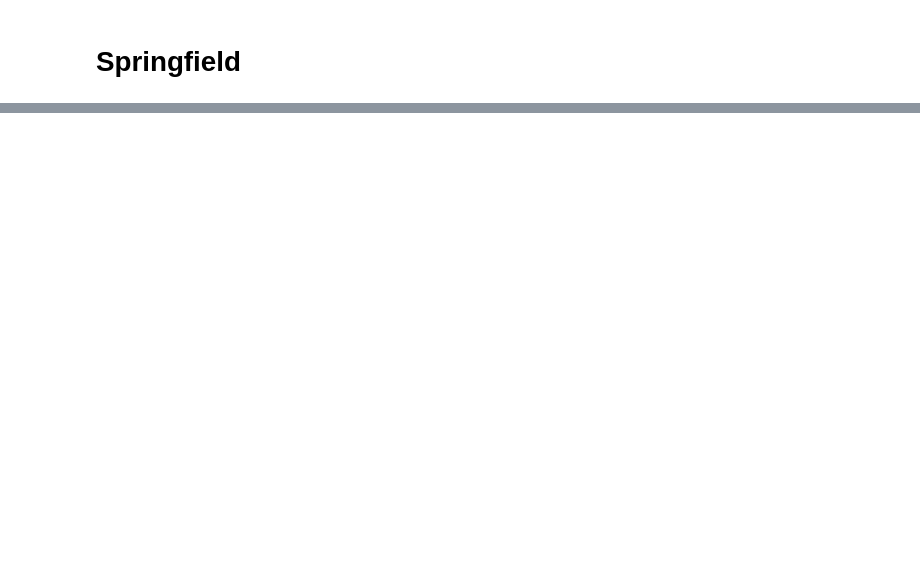
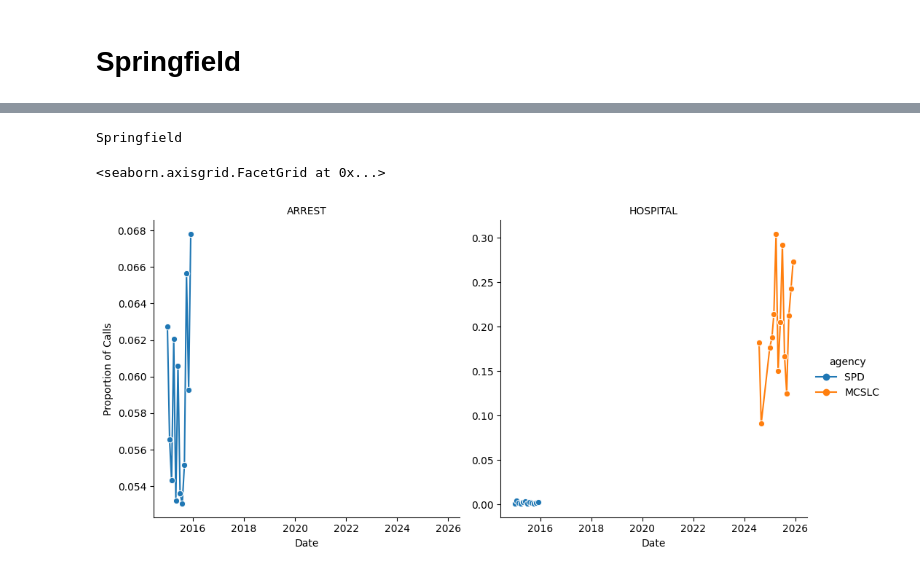
Before and after one commit to BNovaW/call-outcomes, a Jupyter notebook: Cleaning.ipynb, the cells around one changed output, grey strips where cells are left out. Cells and saved outputs as stored; diff of their text form; code cells hidden in the pictures; blank space fills up the shorter version.

```diff
--- a/Cleaning.ipynb
+++ b/Cleaning.ipynb
@@ -107,0 +151,7 @@ spd_clean1["calltime"] = pd.to_datetime(spd_clean1["Call time"], format="%m/%d/%
+# %%
+#Merge MCSLC and Springfield
+#mcslc_spd.drop(["City", "Dispatch Date & Time", "ID"], axis=1, inplace=True)
+mcslc_spd["is_cahoots"] = False
+springfield = (pd.concat([spd_clean, mcslc_spd], ignore_index=True).sort_values(by="calltime"))
+#springfield.drop(["inci id"], axis=1, inplace=True)
+springfield.head(3)
@@ -107,0 +324,32 @@ spd_clean1["calltime"] = pd.to_datetime(spd_clean1["Call time"], format="%m/%d/%
+# %%
+#visual respresentation of hospital and arrest by year and agency
+springfield["month_date"] = springfield["calltime"].dt.to_period("M").dt.to_timestamp()
+
+print("Springfield")
+#sub group of just hospital or arrest
+sub = springfield[springfield["closed_as"].isin(["ARREST", "HOSPITAL"])]
+
+#count by year and agency
+counts = (sub.groupby(["month_date", "agency", "closed_as"]).size().reset_index(name="count")).fillna(0)
+totals = springfield.groupby(["month_date", "agency"]).size().reset_index(name="total")
+counts = counts.merge(totals, on=["month_date", "agency"])
+counts["rate"] = counts["count"] / counts["total"]
+
+#plot
+g = sns.relplot(
+    data=counts,
+    x="month_date",
+    y="rate",
+    hue="agency",
+    col="closed_as",
+    kind="line",
+    marker="o",
+    facet_kws={"sharey": False}
+)
+
+g.set_axis_labels("Date", "Proportion of Calls")
+g.set_titles("{col_name}")
+# %% [output]
+Springfield
+<seaborn.axisgrid.FacetGrid at 0x...>
+[figure, added]
```
Also changed, not shown: parts of 19 cells of this notebook.
